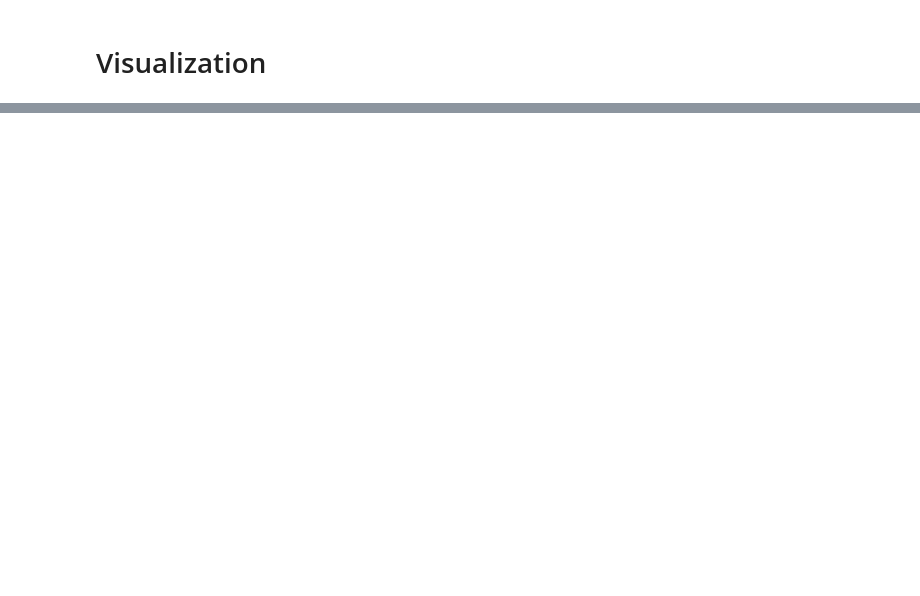
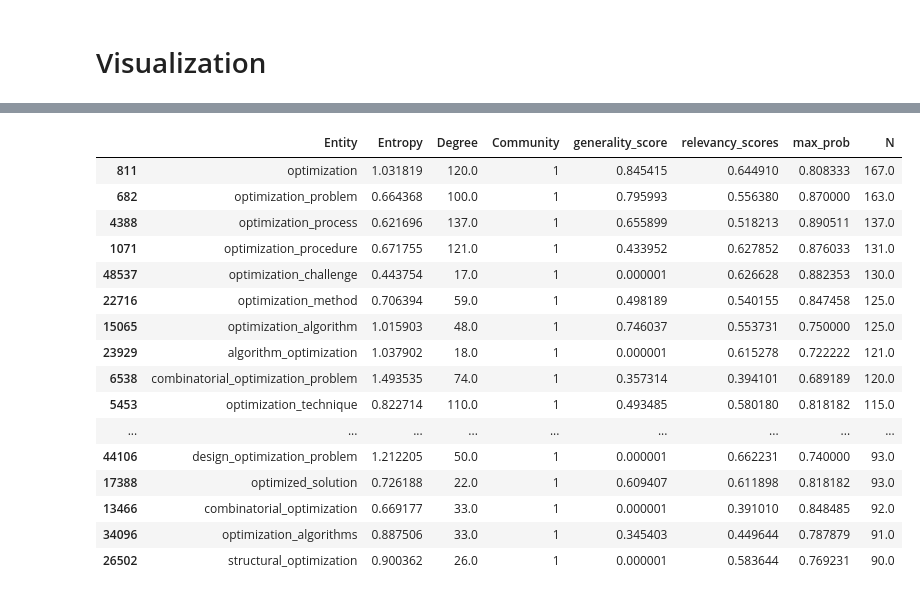
Before and after one commit to abdelnour13/ExMap, a Jupyter notebook: notebooks/Evaluation_SSL.ipynb, the cells around one changed output, grey strips where cells are left out. Cells and saved outputs as stored; diff of their text form; code cells hidden in the pictures; blank space fills up the shorter version.

```diff
--- a/notebooks/Evaluation_SSL.ipynb
+++ b/notebooks/Evaluation_SSL.ipynb
@@ -536,0 +771,20 @@ array([[0.2 ],
+# %%
+df[df['Community'] == 1].sort_values(by='N', ascending=False).head(20)
+# %% [output]
+|  | Entity | Entropy | Degree | Community | generality_score | relevancy_scores | max_prob | N |
+| 811 | optimization | 1.031819 | 120.0 | 1 | 0.845415 | 0.644910 | 0.808333 | 167.0 |
+| 682 | optimization_problem | 0.664368 | 100.0 | 1 | 0.795993 | 0.556380 | 0.870000 | 163.0 |
+| 4388 | optimization_process | 0.621696 | 137.0 | 1 | 0.655899 | 0.518213 | 0.890511 | 137.0 |
+| 1071 | optimization_procedure | 0.671755 | 121.0 | 1 | 0.433952 | 0.627852 | 0.876033 | 131.0 |
+| 48537 | optimization_challenge | 0.443754 | 17.0 | 1 | 0.000001 | 0.626628 | 0.882353 | 130.0 |
+| 22716 | optimization_method | 0.706394 | 59.0 | 1 | 0.498189 | 0.540155 | 0.847458 | 125.0 |
+| 15065 | optimization_algorithm | 1.015903 | 48.0 | 1 | 0.746037 | 0.553731 | 0.750000 | 125.0 |
+| 23929 | algorithm_optimization | 1.037902 | 18.0 | 1 | 0.000001 | 0.615278 | 0.722222 | 121.0 |
+| 6538 | combinatorial_optimization_problem | 1.493535 | 74.0 | 1 | 0.357314 | 0.394101 | 0.689189 | 120.0 |
+| 5453 | optimization_technique | 0.822714 | 110.0 | 1 | 0.493485 | 0.580180 | 0.818182 | 115.0 |
+| ... | ... | ... | ... | ... | ... | ... | ... | ... |
+| 44106 | design_optimization_problem | 1.212205 | 50.0 | 1 | 0.000001 | 0.662231 | 0.740000 | 93.0 |
+| 17388 | optimized_solution | 0.726188 | 22.0 | 1 | 0.609407 | 0.611898 | 0.818182 | 93.0 |
+| 13466 | combinatorial_optimization | 0.669177 | 33.0 | 1 | 0.000001 | 0.391010 | 0.848485 | 92.0 |
+| 34096 | optimization_algorithms | 0.887506 | 33.0 | 1 | 0.345403 | 0.449644 | 0.787879 | 91.0 |
+| 26502 | structural_optimization | 0.900362 | 26.0 | 1 | 0.000001 | 0.583644 | 0.769231 | 90.0 |
```
Also changed, not shown: parts of 99 cells of this notebook, 14 other files.
